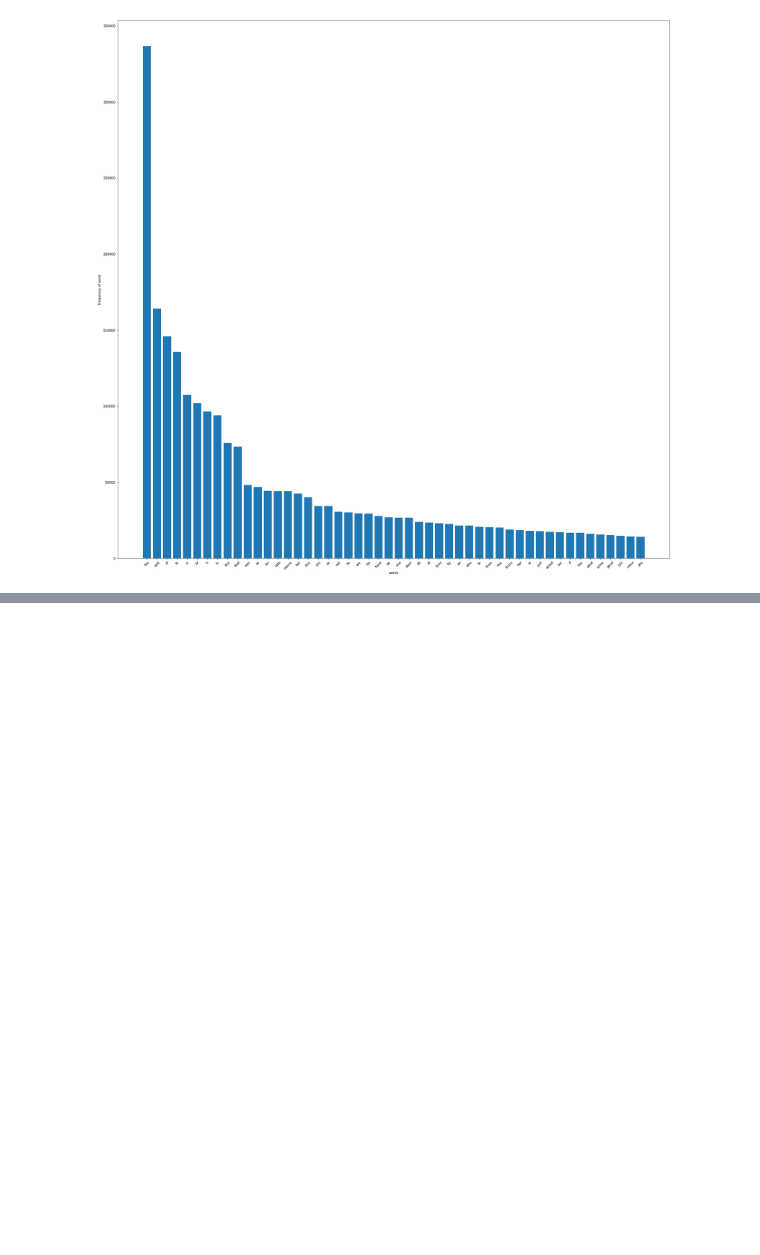
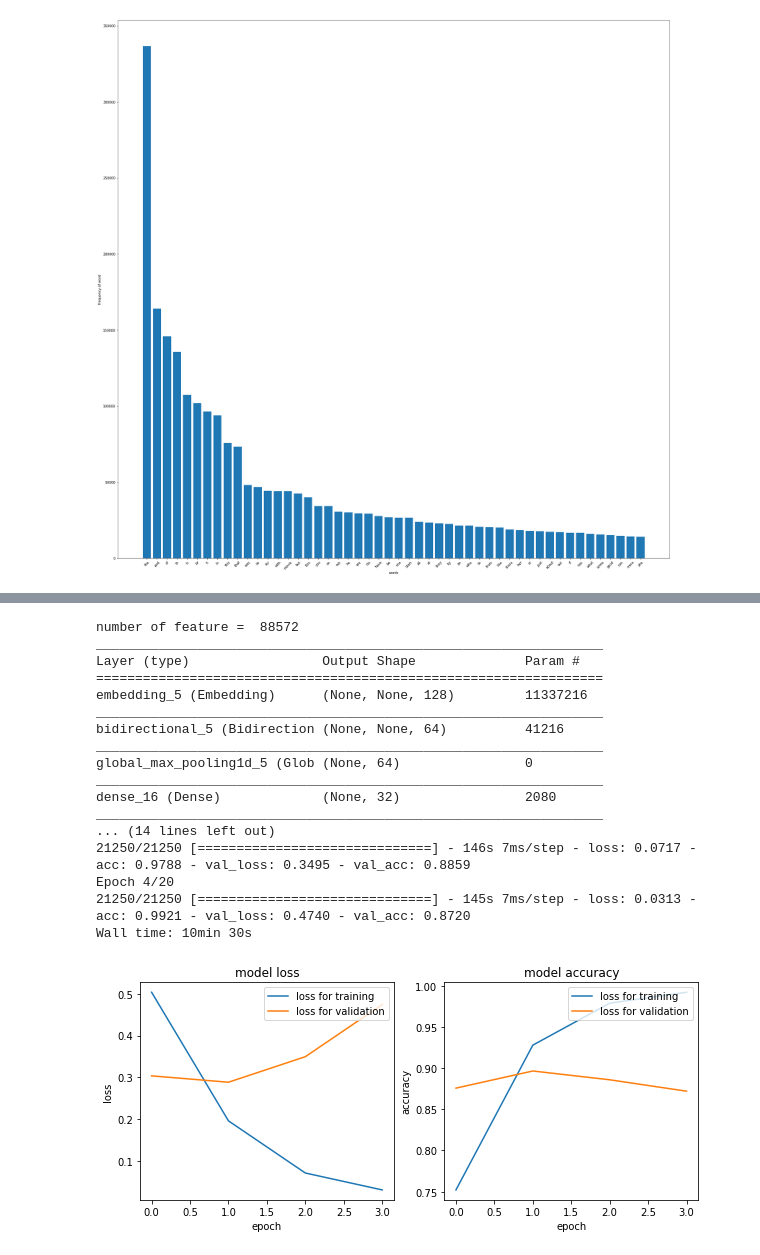
Before and after one commit to kuThang/study-tensor-keras, a Jupyter notebook: imdb_v3.ipynb, the cells around one changed output, grey strips where cells are left out. Cells and saved outputs as stored; diff of their text form; code cells hidden in the pictures; blank space fills up the shorter version.

```diff
--- a/imdb3.ipynb
+++ b/imdb_v3.ipynb
@@ -280,0 +284,22 @@ def train_lstm(learning_rate=1e-3, embedding_output_dims =128,epochs=1000, batch
+# %%
+%%time
+train_lstm()
+# %% [output]
+number of feature =  88572
+_________________________________________________________________
+Layer (type)                 Output Shape              Param #
+=================================================================
+embedding_5 (Embedding)      (None, None, 128)         11337216
+_________________________________________________________________
+bidirectional_5 (Bidirection (None, None, 64)          41216
+_________________________________________________________________
+global_max_pooling1d_5 (Glob (None, 64)                0
+_________________________________________________________________
+dense_16 (Dense)             (None, 32)                2080
+_________________________________________________________________
+... (14 lines left out)
+21250/21250 [==============================] - 146s 7ms/step - loss: 0.0717 - acc: 0.9788 - val_loss: 0.3495 - val_acc: 0.8859
+Epoch 4/20
+21250/21250 [==============================] - 145s 7ms/step - loss: 0.0313 - acc: 0.9921 - val_loss: 0.4740 - val_acc: 0.8720
+Wall time: 10min 30s
+[figure, added]
```
Also changed, not shown: parts of 12 cells of this notebook.
